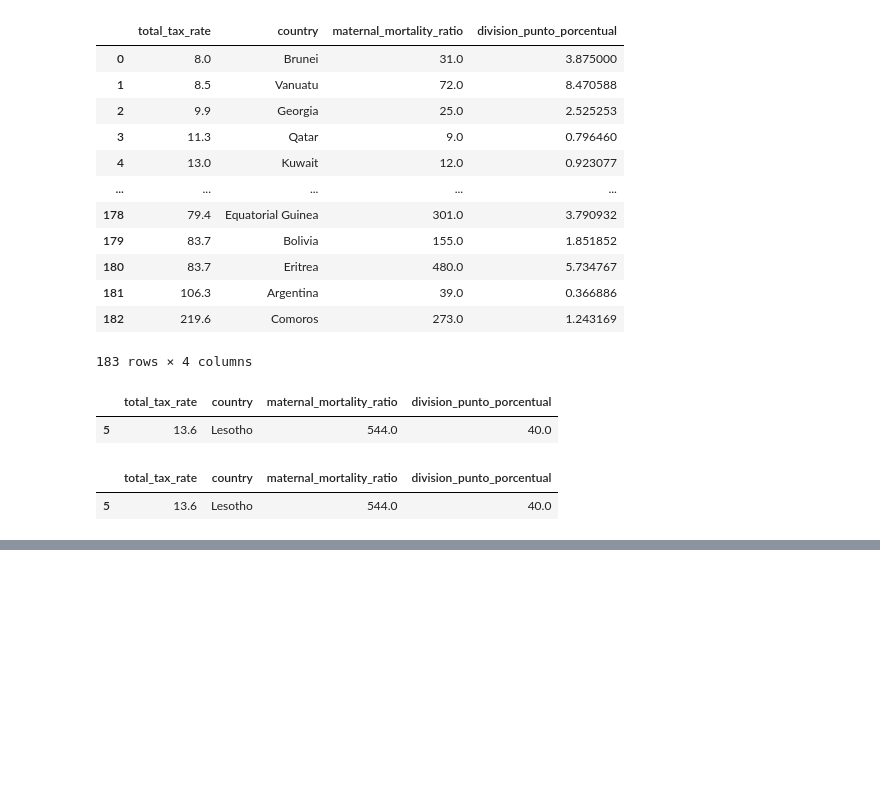
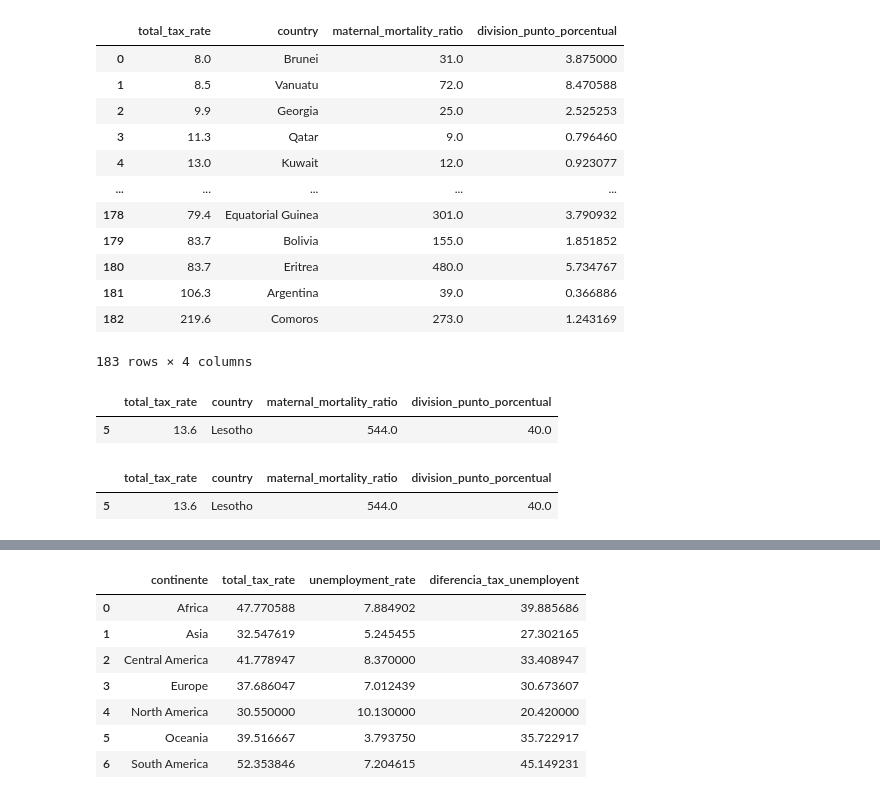
Before and after one commit to anaboyero/ADALAB_modulo_3, a Jupyter notebook: pair_programming/pair_5_groupby_&_apply.ipynb, the cells around one changed output, grey strips where cells are left out. Drawn from its saved outputs; the diff is of its cells as text; code cells hidden in the pictures; blank space fills up the shorter version.

```diff
--- a/pair_programming/pair_5_groupby_&_apply.ipynb
+++ b/pair_programming/pair_5_groupby_&_apply.ipynb
@@ -324 +363,18 @@ registro_respuesta
 ¿Cuál es la diferencia entre la tasa de impuestos total y la tasa de desempleo promedio por continente?
+# %%
+df_w[['total_tax_rate', ]]
+
+tasas_promedio = df_w.groupby('continente')[['total_tax_rate', 'unemployment_rate']].mean().reset_index()
+
+tasas_promedio['diferencia_tax_unemployent'] = tasas_promedio['total_tax_rate'] - tasas_promedio['unemployment_rate']
+
+tasas_promedio
+# %% [output]
+|  | continente | total_tax_rate | unemployment_rate | diferencia_tax_unemployent |
+| 0 | Africa | 47.770588 | 7.884902 | 39.885686 |
+| 1 | Asia | 32.547619 | 5.245455 | 27.302165 |
+| 2 | Central America | 41.778947 | 8.370000 | 33.408947 |
+| 3 | Europe | 37.686047 | 7.012439 | 30.673607 |
+| 4 | North America | 30.550000 | 10.130000 | 20.420000 |
+| 5 | Oceania | 39.516667 | 3.793750 | 35.722917 |
+| 6 | South America | 52.353846 | 7.204615 | 45.149231 |
```
Also changed, not shown: parts of 6 cells of this notebook.
